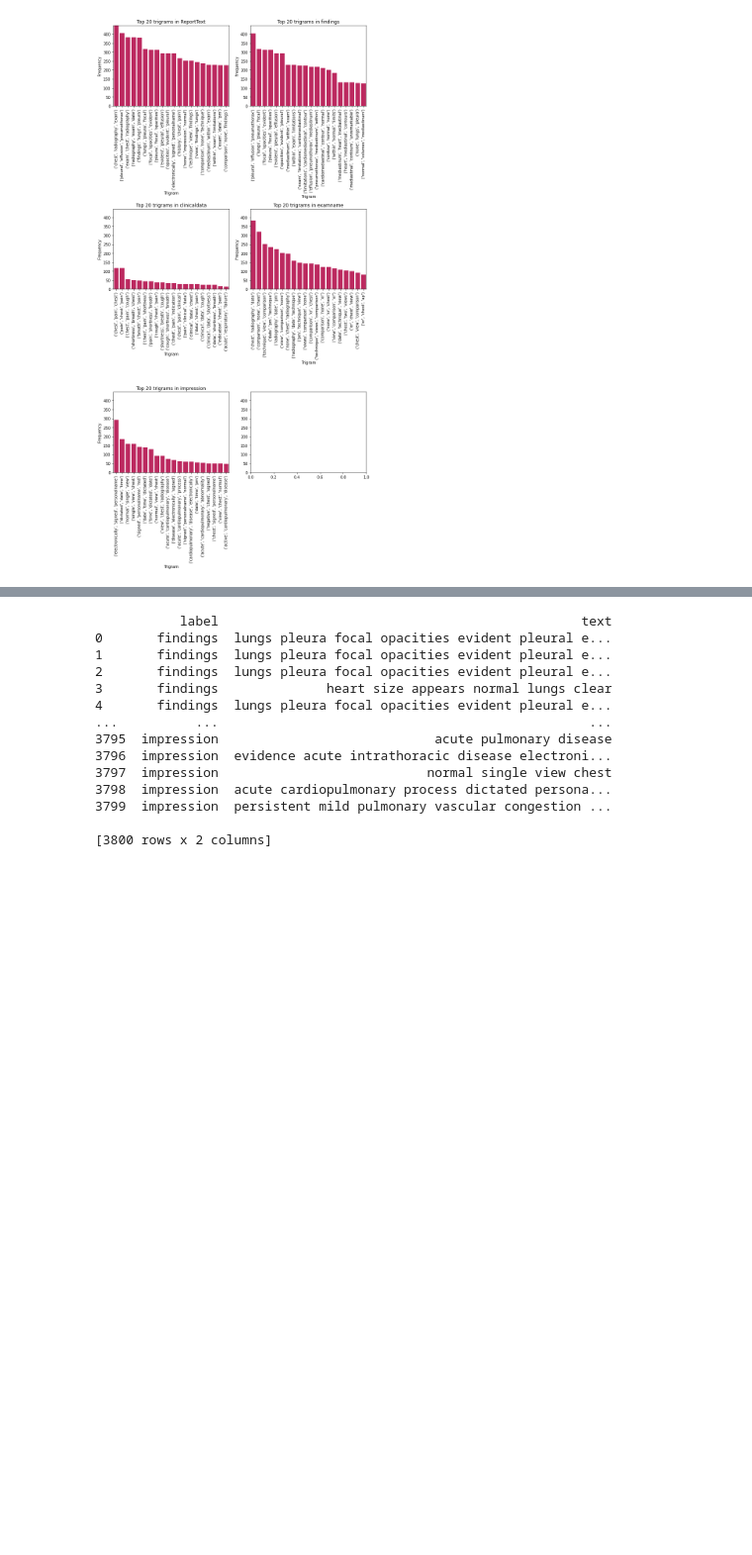
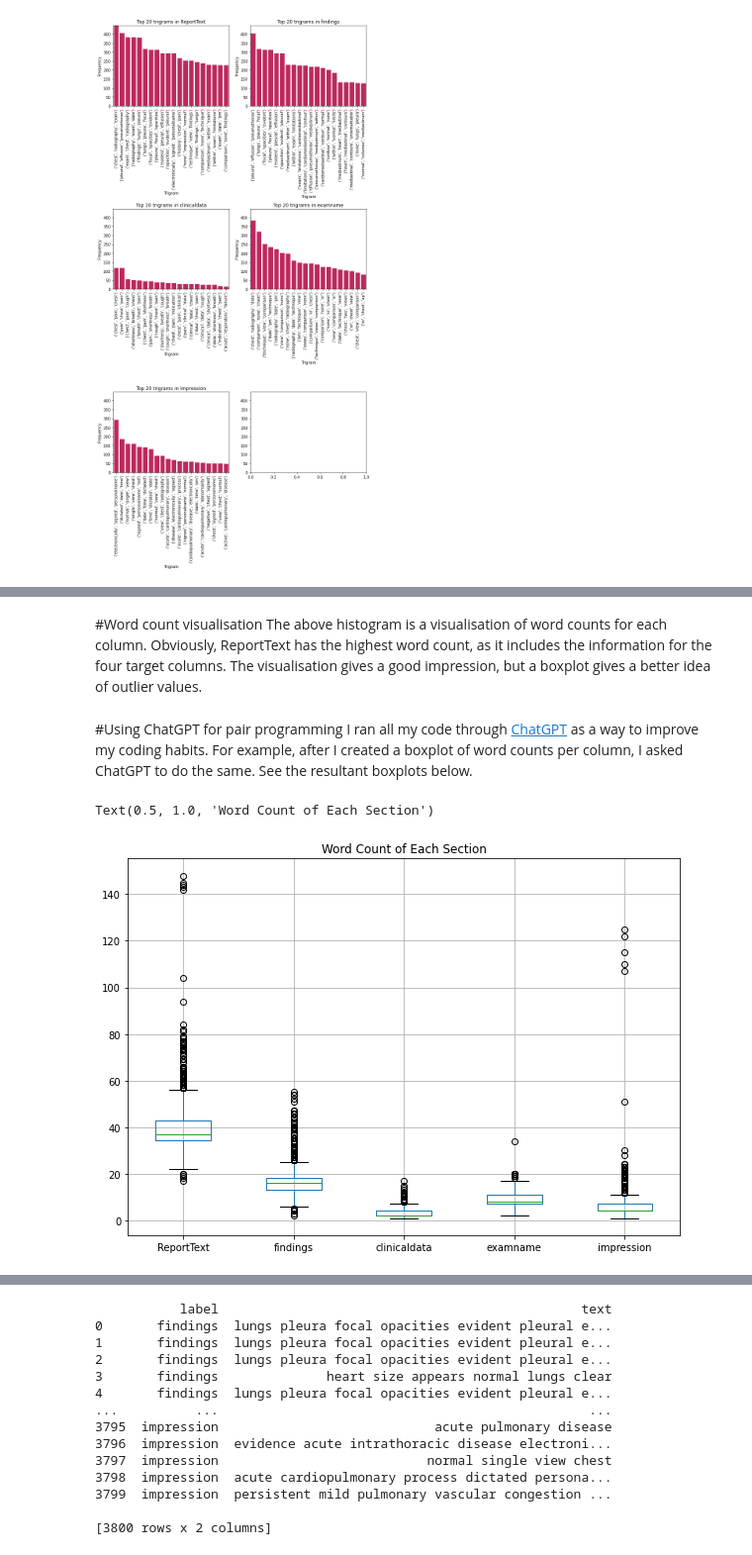
Before and after one commit to isabelklint/final_oa, a Jupyter notebook: final_oa.ipynb, the cells around one changed output, grey strips where cells are left out. Shown: that part at 99% size. Saved outputs shown, nothing was run; the diff lists cells and outputs as text; code cells hidden in the pictures; blank space fills up the shorter version.

```diff
--- a/final_oa.ipynb
+++ b/final_oa.ipynb
@@ -285,0 +337,21 @@ plt.show()
+# %% [markdown]
+#<font color="D41159">Word count visualisation
+The above histogram is a visualisation of word counts for each column. Obviously, ReportText has the highest word count, as it includes the information for the four target columns. The visualisation gives a good impression, but a boxplot gives a better idea of outlier values.
+# %% [markdown]
+#<font color="D41159">Using ChatGPT for pair programming
+I ran all my code through [ChatGPT](https://chat.openai.com) as a way to improve my coding habits. For example, after I created a boxplot of word counts per column, I asked ChatGPT to do the same. See the resultant boxplots below.
+# %%
+# my code:
+fieldNames = ['ReportText', 'findings', 'clinicaldata','examname','impression']
+df_wc = pd.DataFrame(columns = ['ReportText','findings','clinicaldata','examname','impression'])
+
+for i in fieldNames:
+  df_wc[i] = pd.DataFrame(df_original[i].str.split().map(lambda x: len(x)))
+
+fig = plt.figure(figsize =(10, 7))
+
+boxplot = df_wc.boxplot()
+plt.title('Word Count of Each Section')
+# %% [output]
+Text(0.5, 1.0, 'Word Count of Each Section')
+[figure, added]
```
Also changed, not shown: parts of 40 cells of this notebook.
